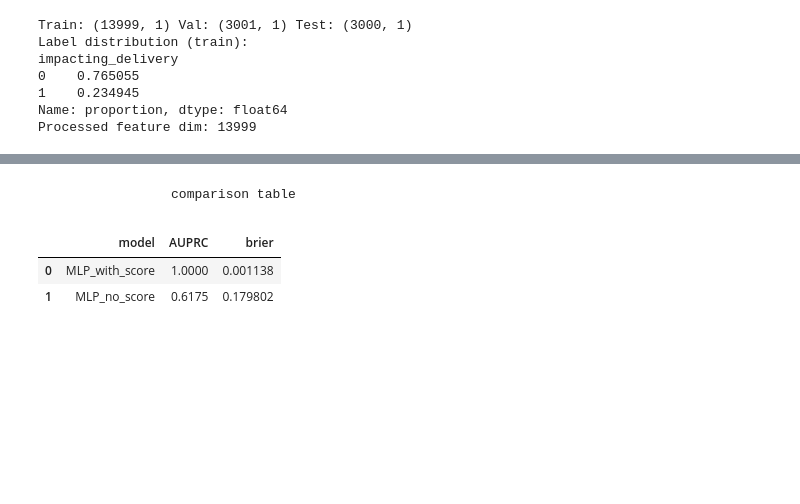
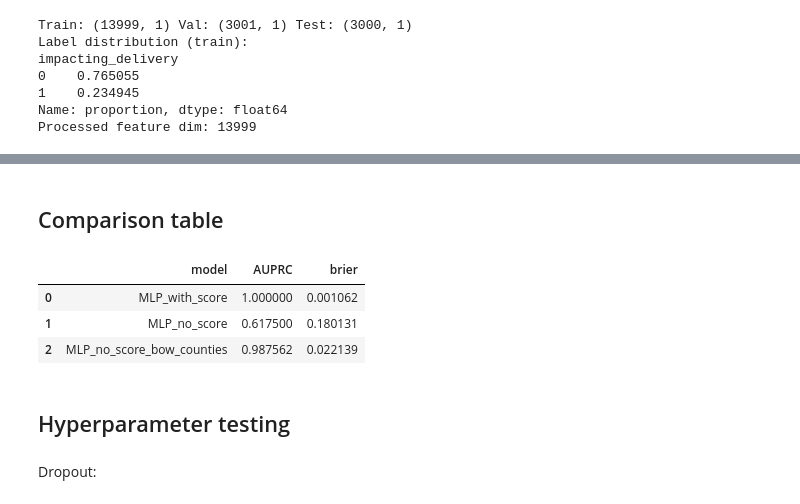
Before and after one commit to ecasto9542/cs230-project, a Jupyter notebook: notebooks/deep_model_mlp.ipynb, the cells around one changed output, grey strips where cells are left out. Drawn from its saved outputs; the diff is of its cells as text; code cells hidden in the pictures; blank space fills up the shorter version.

```diff
--- a/notebooks/deep_model_mlp.ipynb
+++ b/notebooks/deep_model_mlp.ipynb
@@ -35,9 +46,13 @@ os.getcwd()
 # %%
-# Load labeled data
-conn = sqlite3.connect(r"C:\Users\sthum\cs230-project\data\routes_scores.db")
+conn = sqlite3.connect("data/routes_scores.db")
+df = pd.read_sql("SELECT * FROM routes;", conn)
 
-df = pd.read_sql("SELECT * FROM routes;", conn)
-conn.close()
+# Basic route-level features
+df["counties"] = df["counties"].fillna("")
+df["county_count"] = df["counties"].str.count(",").fillna(0).astype(int) + 1
+
+print("Label distribution:\n", df["impacting_delivery"].value_counts(normalize=True))
+df[["counties", "county_count"]].head()
 
 print("Dataset shape:", df.shape)
 df.head()
@@ -366,0 +465,22 @@ weighted avg       0.59      0.77      0.66      3000
+# %%
+text_feature_bow = "counties"
+numeric_features_bow = ["county_count"]
+feature_cols_bow = [text_feature_bow] + numeric_features_bow
+
+X_train_bow, y_train_bow, X_val_bow, y_val_bow, X_test_bow, y_test_bow = make_splits(
+    df,
+    feature_cols_bow,
+    target_col="impacting_delivery"
+)
+
+preprocessor_bow = build_bow_preprocessor(
+    text_feature=text_feature_bow,
+    numeric_features=numeric_features_bow,
+)
+
+X_train_proc_bow, X_val_proc_bow, X_test_proc_bow = preprocess_and_to_arrays(
+    preprocessor_bow,
+    X_train_bow,
+    X_val_bow,
+    X_test_bow,
+)
@@ -366,0 +495,7 @@ weighted avg       0.59      0.77      0.66      3000
+# %%
+mlp_bow, metrics_bow = train_and_evaluate_mlp(
+    X_train_proc_bow, y_train_bow,
+    X_val_proc_bow, y_val_bow,
+    X_test_proc_bow, y_test_bow,
+    tag="bow_counties"
+)
@@ -367,13 +633,16 @@ weighted avg       0.59      0.77      0.66      3000
 # %% [markdown]
-                   comparison table
+## Comparison table
 # %%
 comparison = pd.DataFrame([
     {"model": "MLP_with_score", "AUPRC": metrics_with_score["AUPRC_curve"], "brier": metrics_with_score["brier_score"]},
     {"model": "MLP_no_score",   "AUPRC": metrics_no_score["AUPRC_curve"],   "brier": metrics_no_score["brier_score"]},
+    {"model": "MLP_no_score_bow_counties", "AUPRC": metrics_bow["AUPRC_curve"], "brier":  metrics_bow["brier_score"],
+    },
 ])
 
 comparison
 # %% [output]
 |  | model | AUPRC | brier |
-| 0 | MLP_with_score | 1.0000 | 0.001138 |
-| 1 | MLP_no_score | 0.6175 | 0.179802 |
+| 0 | MLP_with_score | 1.000000 | 0.001062 |
+| 1 | MLP_no_score | 0.617500 | 0.180131 |
+| 2 | MLP_no_score_bow_counties | 0.987562 | 0.022139 |
@@ -379,0 +659,4 @@ comparison
+# %% [markdown]
+## Hyperparameter testing
+# %% [markdown]
+Dropout:
```
Also changed, not shown: parts of 29 cells of this notebook, 29 other files.
